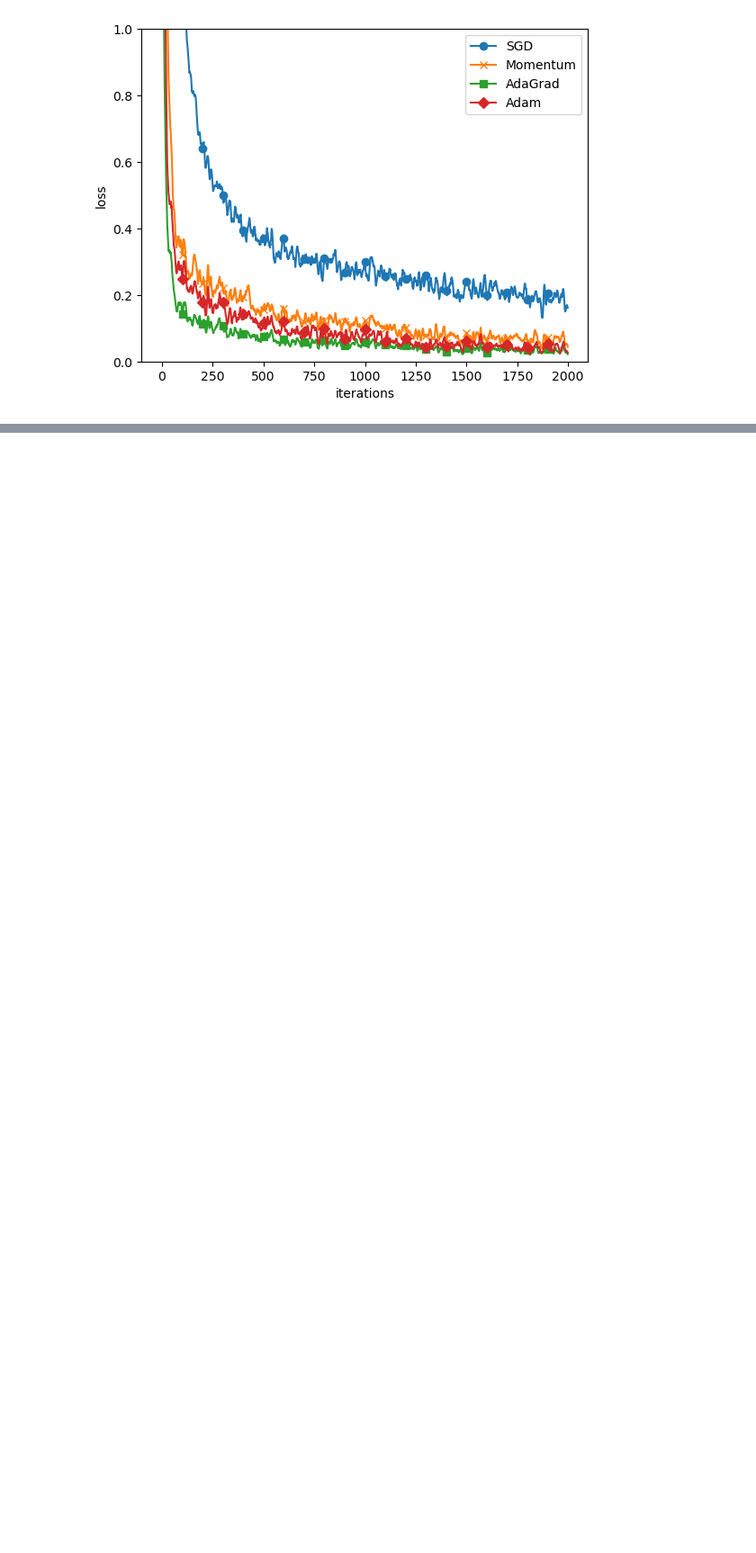
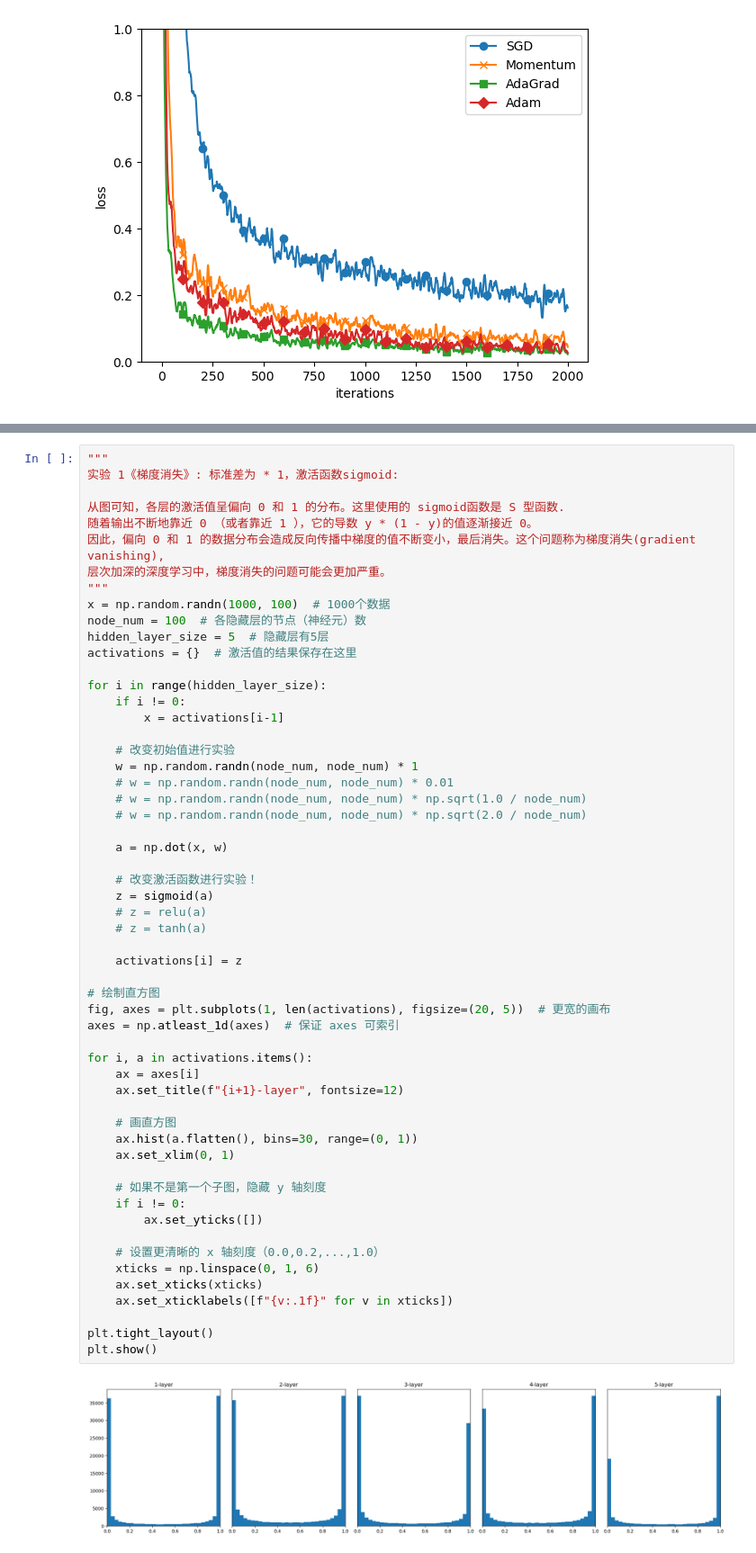
Before and after one commit to Shao0203/aiyaha, a Jupyter notebook: s6_learning_techniques.ipynb, the cells around one changed output, grey strips where cells are left out. Shown at 90% size. Cells and saved outputs as stored; diff of their text form; blank space fills up the shorter version.

```diff
--- a/s6_learning_techniques.ipynb
+++ b/s6_learning_techniques.ipynb
@@ -263,0 +300,58 @@ plt.show()
+# %%
+"""
+实验 1《梯度消失》: 标准差为 * 1，激活函数sigmoid:
+
+从图可知，各层的激活值呈偏向 0 和 1 的分布。这里使用的 sigmoid函数是 S 型函数.
+随着输出不断地靠近 0 （或者靠近 1 ），它的导数 y * (1 - y)的值逐渐接近 0。
+因此，偏向 0 和 1 的数据分布会造成反向传播中梯度的值不断变小，最后消失。这个问题称为梯度消失(gradient vanishing),
+层次加深的深度学习中，梯度消失的问题可能会更加严重。
+"""
+x = np.random.randn(1000, 100)  # 1000个数据
+node_num = 100  # 各隐藏层的节点（神经元）数
+hidden_layer_size = 5  # 隐藏层有5层
+activations = {}  # 激活值的结果保存在这里
+
+for i in range(hidden_layer_size):
+    if i != 0:
+        x = activations[i-1]
+
+    # 改变初始值进行实验
+    w = np.random.randn(node_num, node_num) * 1
+    # w = np.random.randn(node_num, node_num) * 0.01
+    # w = np.random.randn(node_num, node_num) * np.sqrt(1.0 / node_num)
+    # w = np.random.randn(node_num, node_num) * np.sqrt(2.0 / node_num)
+
+    a = np.dot(x, w)
+
+    # 改变激活函数进行实验！
+    z = sigmoid(a)
+    # z = relu(a)
+    # z = tanh(a)
+
+    activations[i] = z
+
+# 绘制直方图
+fig, axes = plt.subplots(1, len(activations), figsize=(20, 5))  # 更宽的画布
+axes = np.atleast_1d(axes)  # 保证 axes 可索引
+
+for i, a in activations.items():
+    ax = axes[i]
+    ax.set_title(f"{i+1}-layer", fontsize=12)
+
+    # 画直方图
+    ax.hist(a.flatten(), bins=30, range=(0, 1))
+    ax.set_xlim(0, 1)
+
+    # 如果不是第一个子图，隐藏 y 轴刻度
+    if i != 0:
+        ax.set_yticks([])
+
+    # 设置更清晰的 x 轴刻度（0.0,0.2,...,1.0）
+    xticks = np.linspace(0, 1, 6)
+    ax.set_xticks(xticks)
+    ax.set_xticklabels([f"{v:.1f}" for v in xticks])
+
+plt.tight_layout()
+plt.show()
+# %% [output]
+[figure, added]
```
Also changed, not shown: parts of 12 cells of this notebook, 2 other files.
